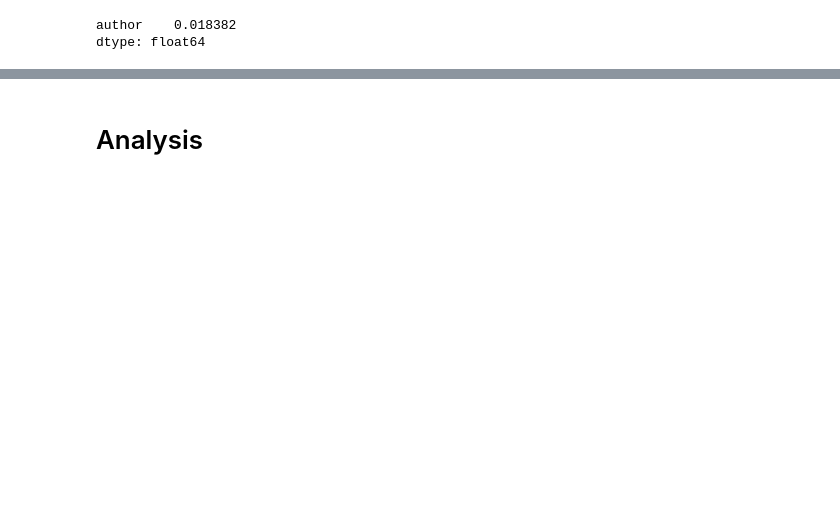
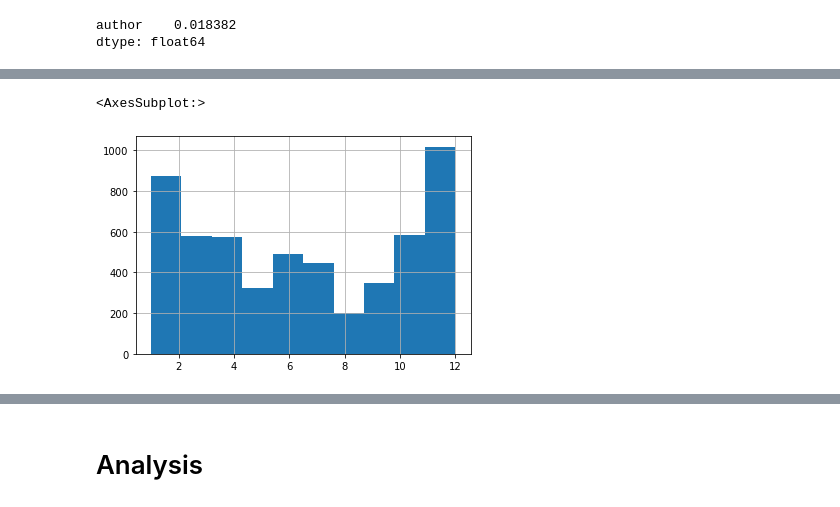
Before and after one commit to aaas24/code_library, a Jupyter notebook: ted_talks/2_preprocessing/ted_talks_preprocessing.ipynb, the cells around one changed output, grey strips where cells are left out. Saved outputs shown, nothing was run; the diff lists cells and outputs as text; code cells hidden in the pictures; blank space fills up the shorter version.

```diff
--- a/ted_talks/2_preprocessing/ted_talks_preprocessing.ipynb
+++ b/ted_talks/2_preprocessing/ted_talks_preprocessing.ipynb
@@ -100,5 +123,7 @@ dtype: float64
 # %%
 #converting keywords into dummy columns
 df2=df.keywords2.str.get_dummies(',')
-print(df.shape)
+#joining with df
+df=pd.concat([df,df2], axis=1)
+df.shape
 # %% [output]
@@ -130,0 +143,5 @@ df.head(5)
+# %%
+df.date_recorded_month.hist()
+# %% [output]
+<AxesSubplot:>
+[figure, added]
```
Also changed, not shown: parts of 28 cells of this notebook, 3 other files.
